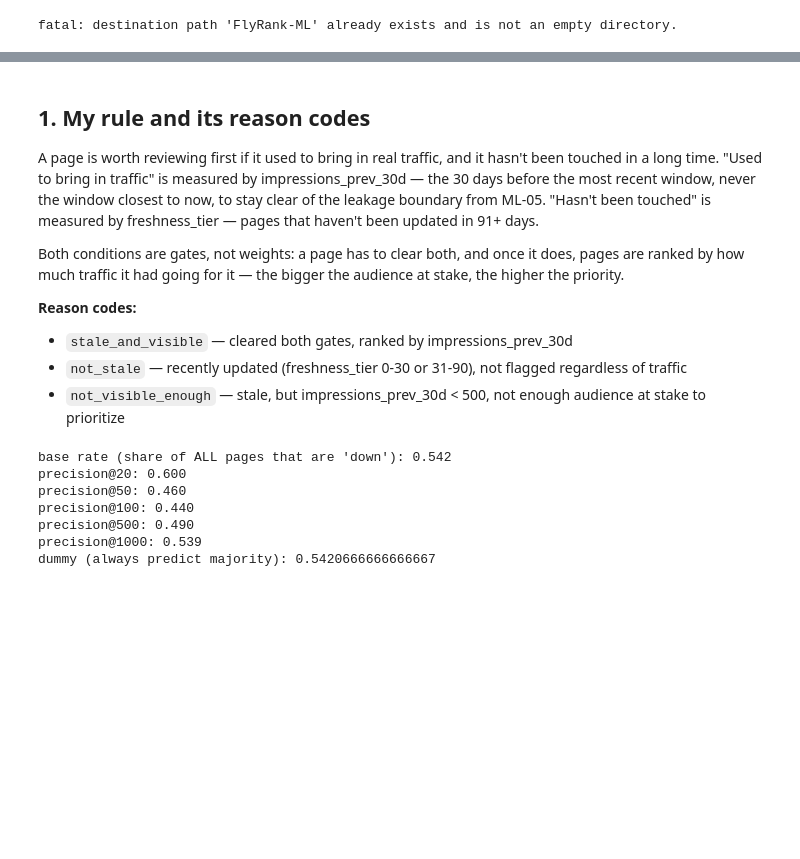
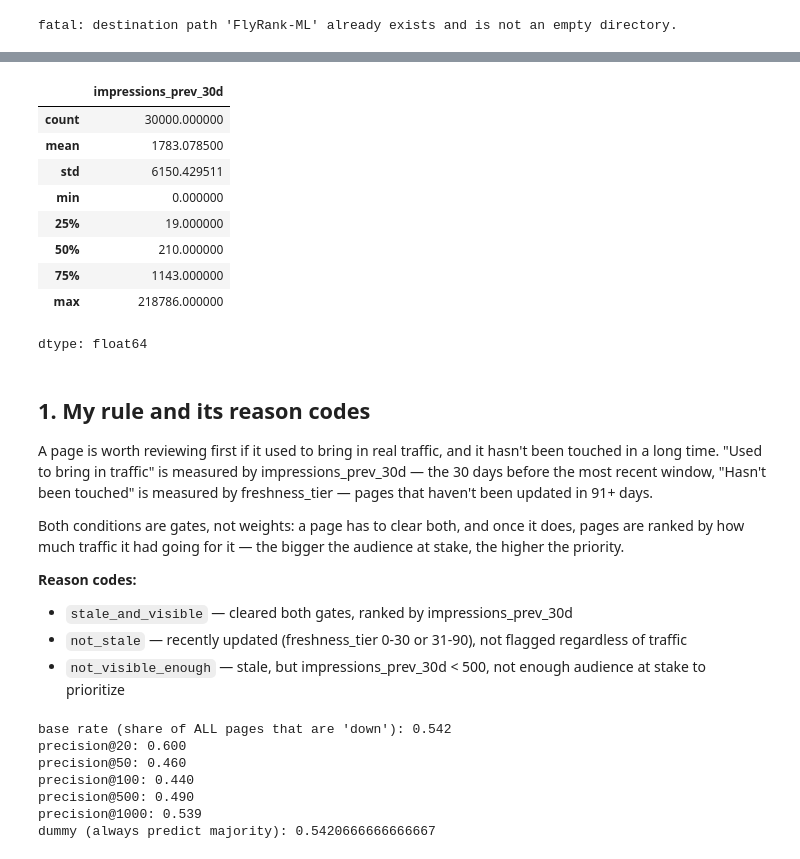
Before and after one commit to Hadeed07/FlyRank-ML, a Jupyter notebook: work/notebooks/w04_baseline_score.ipynb, the cells around one changed output, grey strips where cells are left out. Saved outputs shown, nothing was run; the diff lists cells and outputs as text; code cells hidden in the pictures; blank space fills up the shorter version.

```diff
--- a/work/notebooks/w04_baseline_score.ipynb
+++ b/work/notebooks/w04_baseline_score.ipynb
@@ -19,10 +29,22 @@ df = pd.read_csv('/content/FlyRank-ML/data/raw/content_refresh_anonymized.csv')
+# %%
+df['impressions_prev_30d'].describe()
+# %% [output]
+|  | impressions_prev_30d |
+| count | 30000.000000 |
+| mean | 1783.078500 |
+| std | 6150.429511 |
+| min | 0.000000 |
+| 25% | 19.000000 |
+| 50% | 210.000000 |
+| 75% | 1143.000000 |
+| max | 218786.000000 |
+dtype: float64
 # %% [markdown]
 ## 1. My rule and its reason codes
 
 A page is worth reviewing first if it used to bring in
 real traffic, and it hasn't been touched in a long time. "Used to bring in traffic"
 is measured by impressions_prev_30d — the 30 days before the most recent window,
-never the window closest to now, to stay clear of the leakage boundary from ML-05.
 "Hasn't been touched" is measured by freshness_tier — pages that haven't been
 updated in 91+ days.
 
```
Also changed, not shown: parts of 10 cells of this notebook.
